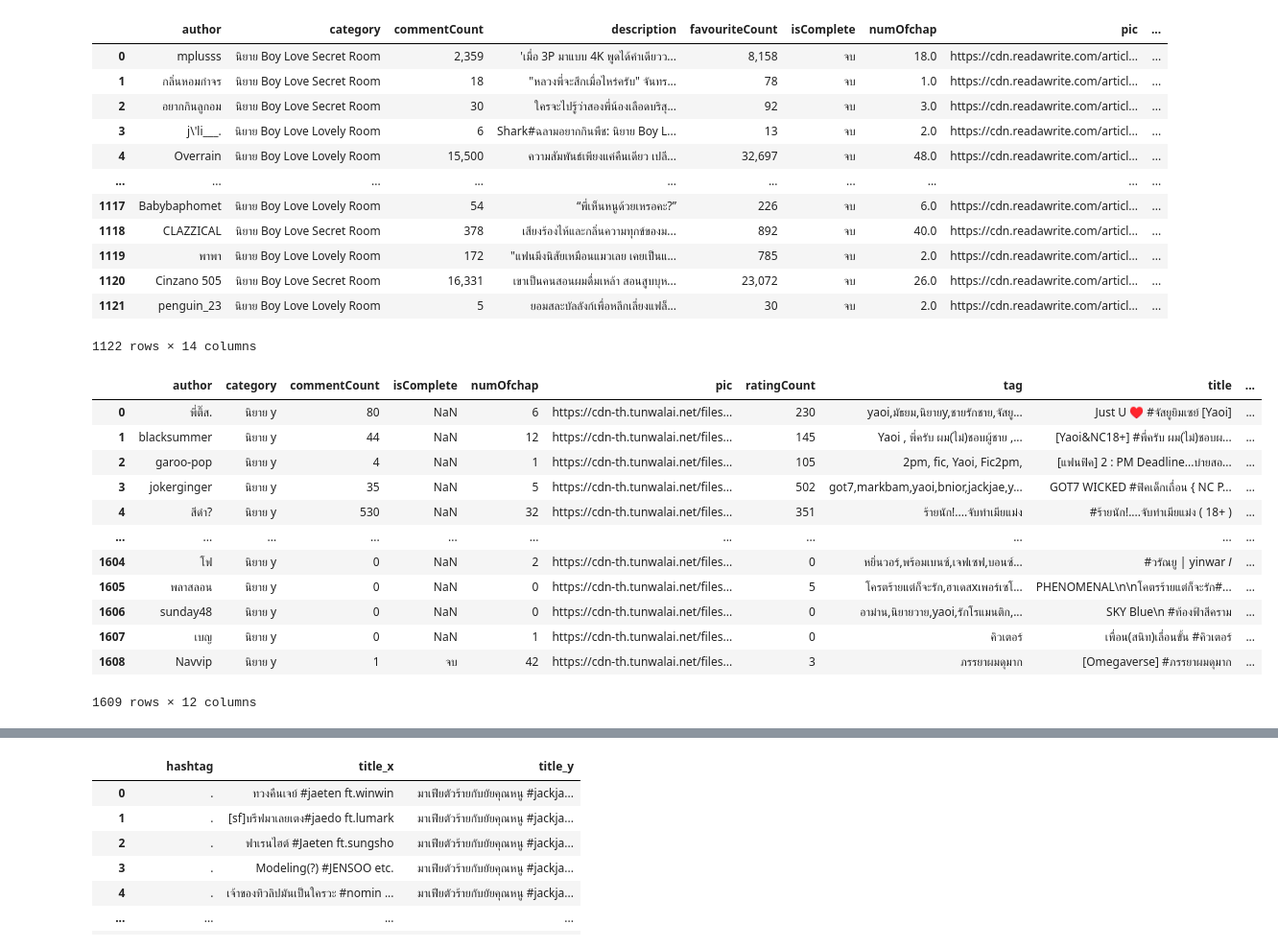
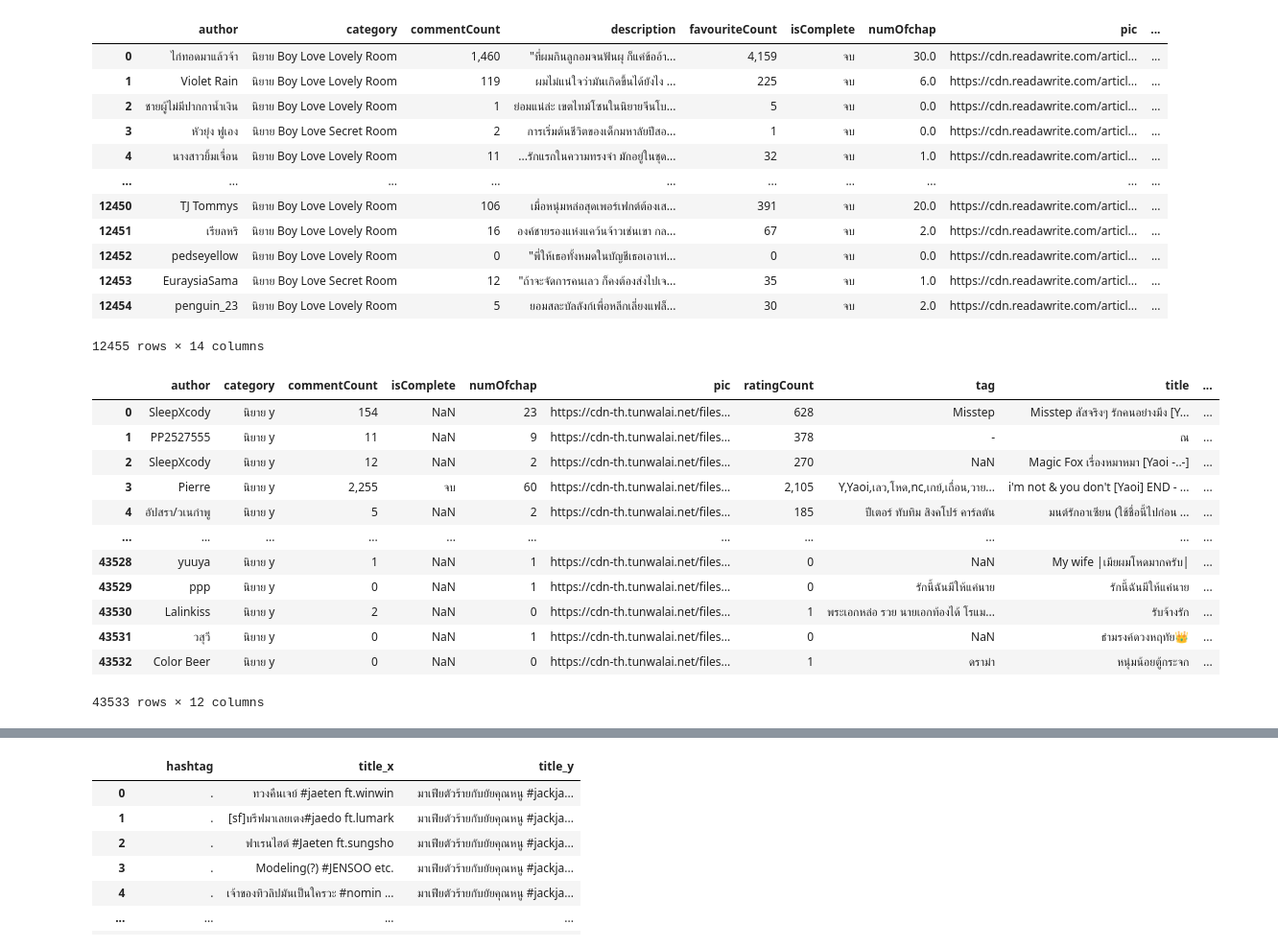
Before and after one commit to pppetonggg/Pick2Read, a Jupyter notebook: ficintersection_title.ipynb, the cells around one changed output, grey strips where cells are left out. Shown at 96% size. Saved outputs shown, nothing was run; the diff lists cells and outputs as text; code cells hidden in the pictures.

Commit message:
title search for twitter is available

```diff
--- a/ficintersection_title.ipynb
+++ b/ficintersection_title.ipynb
@@ -3,42 +3,44 @@ import pandas as pd
 # %%
 df1 = pd.read_csv(r'C:\Users\paton\Pick2ReadData\readawrite_ints1.csv')
 df1.drop('Unnamed: 0', axis=1, inplace=True)
-df1.dropna(subset=['hashtag'],inplace=True)
+df1.dropna(subset=['new_title'],inplace=True)
 df1.reset_index(drop=True, inplace=True)
+#df1.drop(df1.columns[0], axis=1)
+#df2.drop(df2.columns[0], axis=1)
 df1
 # %% [output]
 |  | author | category | commentCount | description | favouriteCount | isComplete | numOfchap | pic | ... |
-| 0 | mplusss | นิยาย Boy Love Secret Room | 2,359 | 'เมื่อ 3P มาแบบ 4K พูดได้คำเดียวว... | 8,158 | จบ | 18.0 | https://cdn.readawrite.com/articl... | ... |
-| 1 | กลิ่นหอมกำจร | นิยาย Boy Love Secret Room | 18 | "หลวงพี่จะสึกเมื่อไหร่ครับ" จันทร... | 78 | จบ | 1.0 | https://cdn.readawrite.com/articl... | ... |
-| 2 | อยากกินลูกอม | นิยาย Boy Love Secret Room | 30 | ใครจะไปรู้ว่าสองพี่น้องเลือดบริสุ... | 92 | จบ | 3.0 | https://cdn.readawrite.com/articl... | ... |
-| 3 | j\'li___. | นิยาย Boy Love Lovely Room | 6 | Shark#ฉลามอยากกินพืช: นิยาย Boy L... | 13 | จบ | 2.0 | https://cdn.readawrite.com/articl... | ... |
-| 4 | Overrain | นิยาย Boy Love Lovely Room | 15,500 | ความสัมพันธ์เพียงแค่คืนเดียว เปลี... | 32,697 | จบ | 48.0 | https://cdn.readawrite.com/articl... | ... |
+| 0 | ไก่ทอดมาแล้วจ้า | นิยาย Boy Love Lovely Room | 1,460 | "ที่ผมกินลูกอมจนฟันผุ ก็แค่ข้ออ้า... | 4,159 | จบ | 30.0 | https://cdn.readawrite.com/articl... | ... |
+| 1 | Violet Rain | นิยาย Boy Love Lovely Room | 119 | ผมไม่แน่ใจว่ามันเกิดขึ้นได้ยังไง ... | 225 | จบ | 6.0 | https://cdn.readawrite.com/articl... | ... |
+| 2 | ชายผู้ไม่มีปากกาน้ำเงิน | นิยาย Boy Love Lovely Room | 1 | ย่อมแน่ล่ะ เขตไทม์โซนในนิยายจีนโบ... | 5 | จบ | 0.0 | https://cdn.readawrite.com/articl... | ... |
+| 3 | หัวยุ่ง ฟูเอง | นิยาย Boy Love Secret Room | 2 | การเริ่มต้นชีวิตของเด็กมหาลัยปีสอ... | 1 | จบ | 0.0 | https://cdn.readawrite.com/articl... | ... |
+| 4 | นางสาวยิ้มเจื่อน | นิยาย Boy Love Lovely Room | 11 | ...รักแรกในความทรงจำ มักอยู่ในชุด... | 32 | จบ | 1.0 | https://cdn.readawrite.com/articl... | ... |
 | ... | ... | ... | ... | ... | ... | ... | ... | ... | ... |
-| 1117 | Babybaphomet | นิยาย Boy Love Lovely Room | 54 | “พี่เห็นหนูด้วยเหรอคะ?” | 226 | จบ | 6.0 | https://cdn.readawrite.com/articl... | ... |
-| 1118 | CLAZZICAL | นิยาย Boy Love Secret Room | 378 | เสียงร้องไห้และกลิ่นความทุกข์ของม... | 892 | จบ | 40.0 | https://cdn.readawrite.com/articl... | ... |
-| 1119 | พาพา | นิยาย Boy Love Lovely Room | 172 | "แฟนมึงนิสัยเหมือนแมวเลย เคยเป็นแ... | 785 | จบ | 2.0 | https://cdn.readawrite.com/articl... | ... |
-| 1120 | Cinzano 505 | นิยาย Boy Love Secret Room | 16,331 | เขาเป็นคนสอนผมดื่มเหล้า สอนสูบบุห... | 23,072 | จบ | 26.0 | https://cdn.readawrite.com/articl... | ... |
-| 1121 | penguin_23 | นิยาย Boy Love Lovely Room | 5 | ยอมสละบัลลังก์เพื่อหลีกเลี่ยงแฟล็... | 30 | จบ | 2.0 | https://cdn.readawrite.com/articl... | ... |
+| 12450 | TJ Tommys | นิยาย Boy Love Lovely Room | 106 | เมื่อหนุ่มหล่อสุดเพอร์เฟกต์ต้องเส... | 391 | จบ | 20.0 | https://cdn.readawrite.com/articl... | ... |
+| 12451 | เรียลหริ | นิยาย Boy Love Lovely Room | 16 | องค์ชายรองแห่งแคว้นจ้าวเช่นเขา กล... | 67 | จบ | 2.0 | https://cdn.readawrite.com/articl... | ... |
+| 12452 | pedseyellow | นิยาย Boy Love Lovely Room | 0 | "พี่ให้เธอทั้งหมดในบัญชีเธอเอาเท่... | 0 | จบ | 0.0 | https://cdn.readawrite.com/articl... | ... |
+| 12453 | EuraysiaSama | นิยาย Boy Love Secret Room | 12 | "ถ้าจะจัดการคนเลว ก็คงต้องส่งไปเจ... | 35 | จบ | 1.0 | https://cdn.readawrite.com/articl... | ... |
+| 12454 | penguin_23 | นิยาย Boy Love Lovely Room | 5 | ยอมสละบัลลังก์เพื่อหลีกเลี่ยงแฟล็... | 30 | จบ | 2.0 | https://cdn.readawrite.com/articl... | ... |
-1122 rows × 14 columns
+12455 rows × 14 columns
 # %%
 df2 = pd.read_csv(r'C:\Users\paton\Pick2ReadData\tunwalai_ints1.csv')
 df2.drop('Unnamed: 0', axis=1, inplace=True)
-df2.dropna(subset=['hashtag'],inplace=True)
+df2.dropna(subset=['new_title'],inplace=True)
 df2.reset_index(drop=True, inplace=True)
 #df1.drop(df1.columns[0], axis=1)
 #df2.drop(df2.columns[0], axis=1)
 df2
 # %% [output]
 |  | author | category | commentCount | isComplete | numOfchap | pic | ratingCount | tag | title | ... |
-| 0 | พี่ติ๊ส. | นิยาย y | 80 | NaN | 6 | https://cdn-th.tunwalai.net/files... | 230 | yaoi,มัธยม,นิยายy,ชายรักชาย,จัสยู... | Just U ♥ #จัสยูยิมเซย์ [Yaoi] | ... |
-| 1 | blacksummer | นิยาย y | 44 | NaN | 12 | https://cdn-th.tunwalai.net/files... | 145 | Yaoi , พี่ครับ ผม(ไม่)ชอบผู้ชาย ,... | [Yaoi&NC18+] #พี่ครับ ผม(ไม่)ชอบผ... | ... |
-| 2 | garoo-pop | นิยาย y | 4 | NaN | 1 | https://cdn-th.tunwalai.net/files... | 105 | 2pm, fic, Yaoi, Fic2pm, | [แฟนฟิค] 2 : PM Deadline...บ่ายสอ... | ... |
-| 3 | jokerginger | นิยาย y | 35 | NaN | 5 | https://cdn-th.tunwalai.net/files... | 502 | got7,markbam,yaoi,bnior,jackjae,y... | GOT7 WICKED #ฟิคเด็กเถื่อน { NC P... | ... |
-| 4 | สีดำ? | นิยาย y | 530 | NaN | 32 | https://cdn-th.tunwalai.net/files... | 351 | ร้ายนัก!....จับทำเมียแม่ง | #ร้ายนัก!....จับทำเมียแม่ง ( 18+ ) | ... |
+| 0 | SleepXcody | นิยาย y | 154 | NaN | 23 | https://cdn-th.tunwalai.net/files... | 628 | Misstep | Misstep สัสจริงๆ รักคนอย่างมึง [Y... | ... |
+| 1 | PP2527555 | นิยาย y | 11 | NaN | 9 | https://cdn-th.tunwalai.net/files... | 378 | - | ณ | ... |
+| 2 | SleepXcody | นิยาย y | 12 | NaN | 2 | https://cdn-th.tunwalai.net/files... | 270 | NaN | Magic Fox เรื่องหมาหมา [Yaoi -..-] | ... |
+| 3 | Pierre | นิยาย y | 2,255 | จบ | 60 | https://cdn-th.tunwalai.net/files... | 2,105 | Y,Yaoi,เลว,โหด,nc,เกย์,เถื่อน,วาย... | i'm not & you don't [Yaoi] END - ... | ... |
+| 4 | อัปสรา/วเนกำพู | นิยาย y | 5 | NaN | 2 | https://cdn-th.tunwalai.net/files... | 185 | ปีเตอร์ ทับทิม สิงคโปร์ คาร์ลตัน | มนต์รักอาเซียน (ใช้ชื่อนี้ไปก่อน ... | ... |
 | ... | ... | ... | ... | ... | ... | ... | ... | ... | ... | ... |
-| 1604 | โฟ | นิยาย y | 0 | NaN | 2 | https://cdn-th.tunwalai.net/files... | 0 | หยิ่นวอร์,พร้อมเบนซ์,เจฟเซฟ,บอนซ์... | #วรัณยู | yinwar 𝐼 | ... |
-| 1605 | พลาสลอน | นิยาย y | 0 | NaN | 0 | https://cdn-th.tunwalai.net/files... | 5 | โครตร้ายแต่ก็จะรัก,ฮาเดสxเพอร์เซโ... | PHENOMENAL\n\nโคตรร้ายแต่ก็จะรัก#... | ... |
-| 1606 | sunday48 | นิยาย y | 0 | NaN | 0 | https://cdn-th.tunwalai.net/files... | 0 | อาม่าน,นิยายวาย,yaoi,รักโรแมนติก,... | SKY Blue\n #ท้องฟ้าสีคราม | ... |
-| 1607 | เบญ | นิยาย y | 0 | NaN | 1 | https://cdn-th.tunwalai.net/files... | 0 | คิวเตอร์ | เพื่อน(สนิท)เลื่อนขั้น #คิวเตอร์ | ... |
-| 1608 | Navvip | นิยาย y | 1 | จบ | 42 | https://cdn-th.tunwalai.net/files... | 3 | ภรรยาผมดุมาก | [Omegaverse] #ภรรยาผมดุมาก | ... |
+| 43528 | yuuya | นิยาย y | 1 | NaN | 1 | https://cdn-th.tunwalai.net/files... | 0 | NaN | My wife |เมียผมโหดมากครับ| | ... |
+| 43529 | ppp | นิยาย y | 0 | NaN | 1 | https://cdn-th.tunwalai.net/files... | 0 | รักนี้ฉันมีให้แค่นาย | รักนี้ฉันมีให้แค่นาย | ... |
+| 43530 | Lalinkiss | นิยาย y | 2 | NaN | 0 | https://cdn-th.tunwalai.net/files... | 1 | พระเอกหล่อ รวย นายเอกท้องได้ โรแม... | รับจ้างรัก | ... |
+| 43531 | วสุวี | นิยาย y | 0 | NaN | 1 | https://cdn-th.tunwalai.net/files... | 0 | NaN | ธำมรงค์ดวงหฤทัย👑 | ... |
+| 43532 | Color Beer | นิยาย y | 0 | NaN | 0 | https://cdn-th.tunwalai.net/files... | 1 | ดราม่า | หนุ่มน้อยตู้กระจก | ... |
-1609 rows × 12 columns
+43533 rows × 12 columns
```
Also changed, not shown: parts of 10 cells of this notebook, 22 other files.
